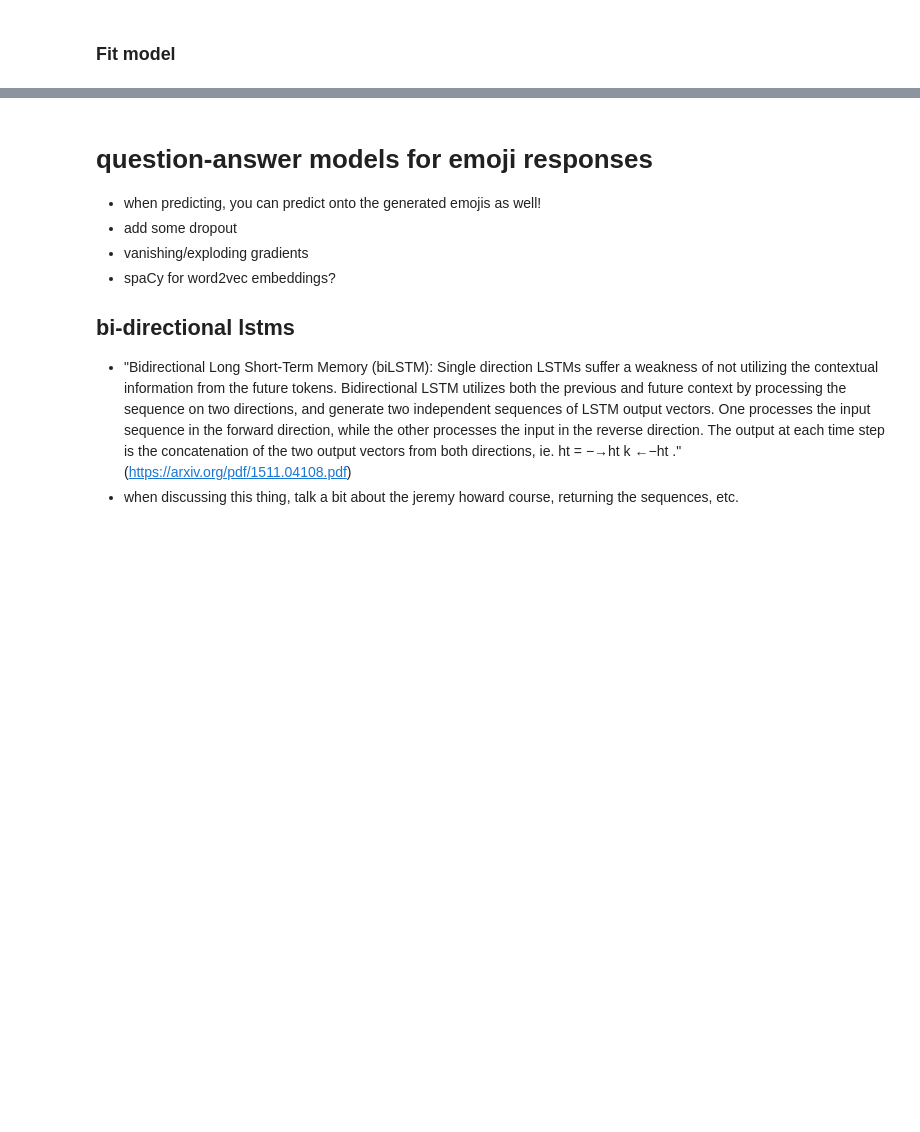
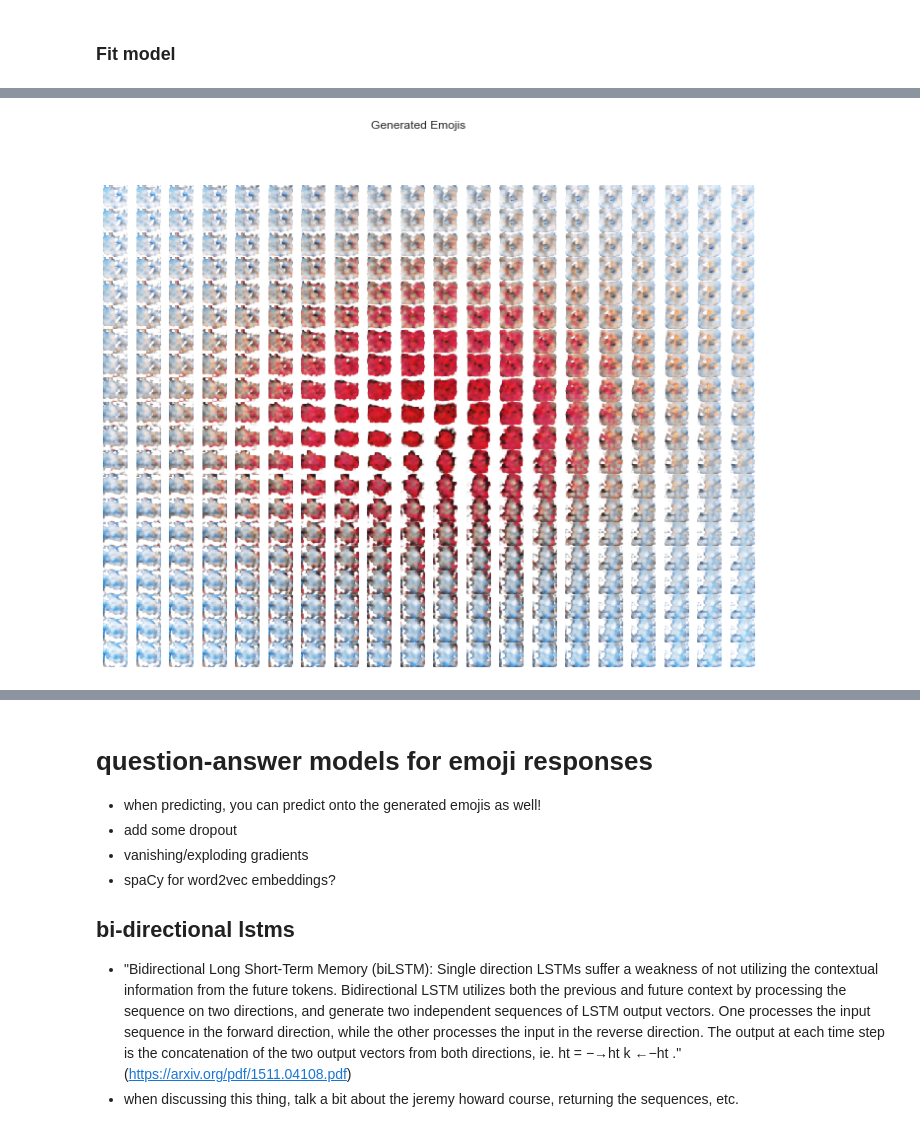
Before and after one commit to cavaunpeu/neurally-embedded-emojis, a Jupyter notebook: neurally-embedded-emojis.ipynb, the cells around one changed output, grey strips where cells are left out. Drawn from its saved outputs; the diff is of its cells as text; code cells hidden in the pictures; blank space fills up the shorter version.

```diff
--- a/neurally-embedded-emojis.ipynb
+++ b/neurally-embedded-emojis.ipynb
@@ -350,0 +371,5 @@ plt.suptitle('Generated Emojis')
+# %%
+plot_generated_emojis(compose_code_B)
+plt.savefig('figures/generated_emojis_B.png', bbox_inches='tight')
+# %% [output]
+[figure, added]
```
Also changed, not shown: parts of 12 cells of this notebook.
